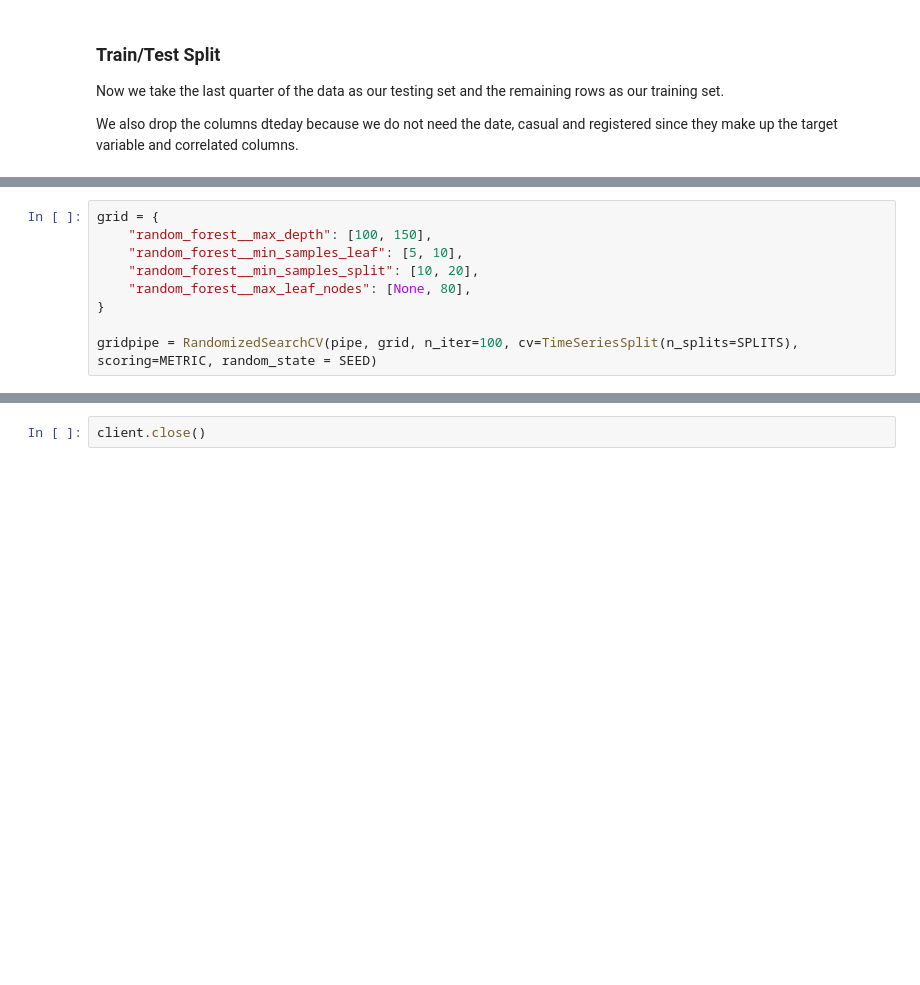
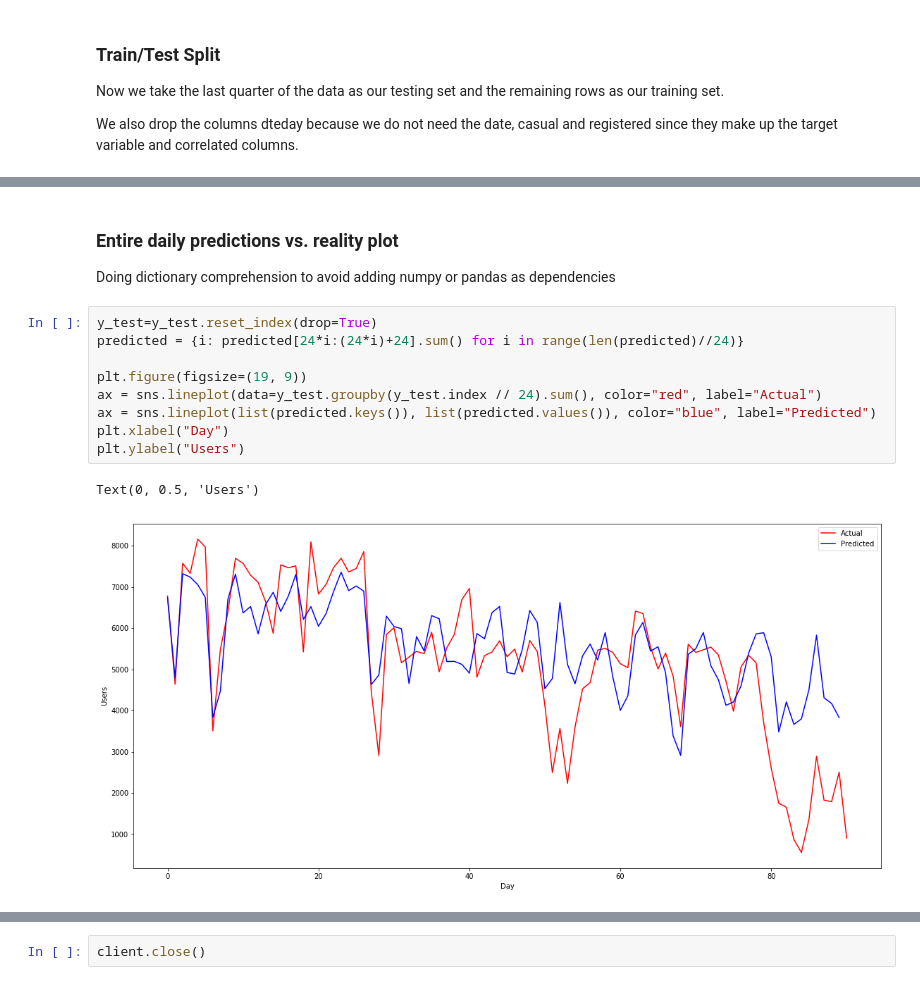
Before and after one commit to akoury/distributed_ml, a Jupyter notebook: Analysis.ipynb, the cells around one changed output, grey strips where cells are left out. Drawn from its saved outputs; the diff is of its cells as text; blank space fills up the shorter version.

```diff
--- a/Analysis.ipynb
+++ b/Analysis.ipynb
@@ -296,9 +316,0 @@ The pipeline is then inserted to a RandomizedSearchCV which cross validates a gr
-# %%
-grid = {
-    "random_forest__max_depth": [100, 150],
-    "random_forest__min_samples_leaf": [5, 10],
-    "random_forest__min_samples_split": [10, 20],
-    "random_forest__max_leaf_nodes": [None, 80],
-}
-
-gridpipe = RandomizedSearchCV(pipe, grid, n_iter=100, cv=TimeSeriesSplit(n_splits=SPLITS), scoring=METRIC, random_state = SEED)
@@ -345,0 +415,16 @@ score
+# %% [markdown]
+### Entire daily predictions vs. reality plot
+
+Doing dictionary comprehension to avoid adding numpy or pandas as dependencies
+# %%
+y_test=y_test.reset_index(drop=True)
+predicted = {i: predicted[24*i:(24*i)+24].sum() for i in range(len(predicted)//24)}
+
+plt.figure(figsize=(19, 9))
+ax = sns.lineplot(data=y_test.groupby(y_test.index // 24).sum(), color="red", label="Actual")
+ax = sns.lineplot(list(predicted.keys()), list(predicted.values()), color="blue", label="Predicted")
+plt.xlabel("Day")
+plt.ylabel("Users")
+# %% [output]
+Text(0, 0.5, 'Users')
+[figure, added]
```
Also changed, not shown: parts of 43 cells of this notebook.
